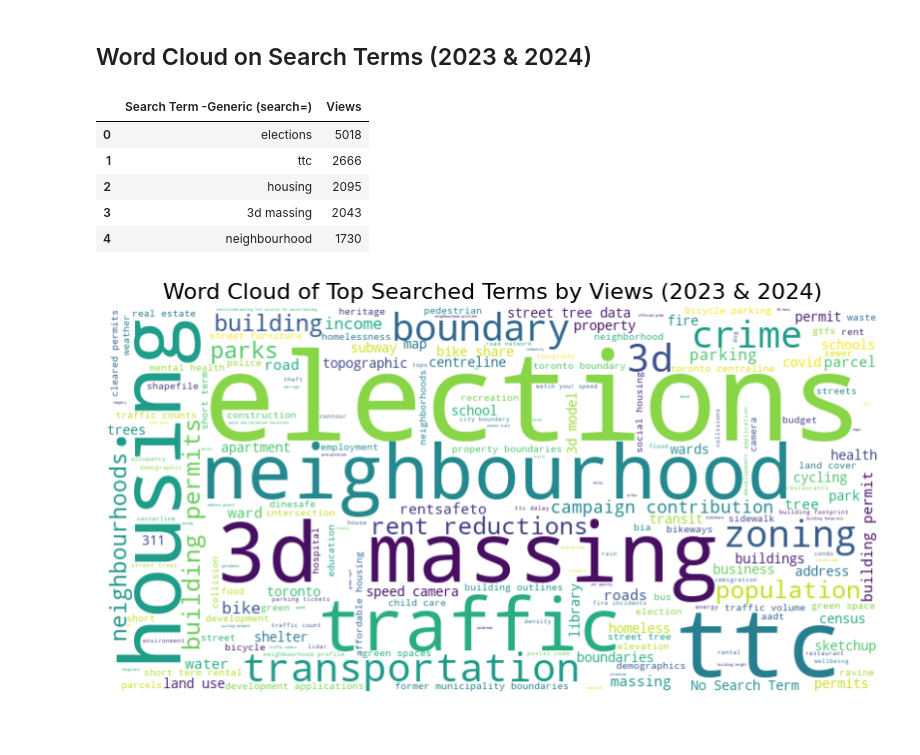
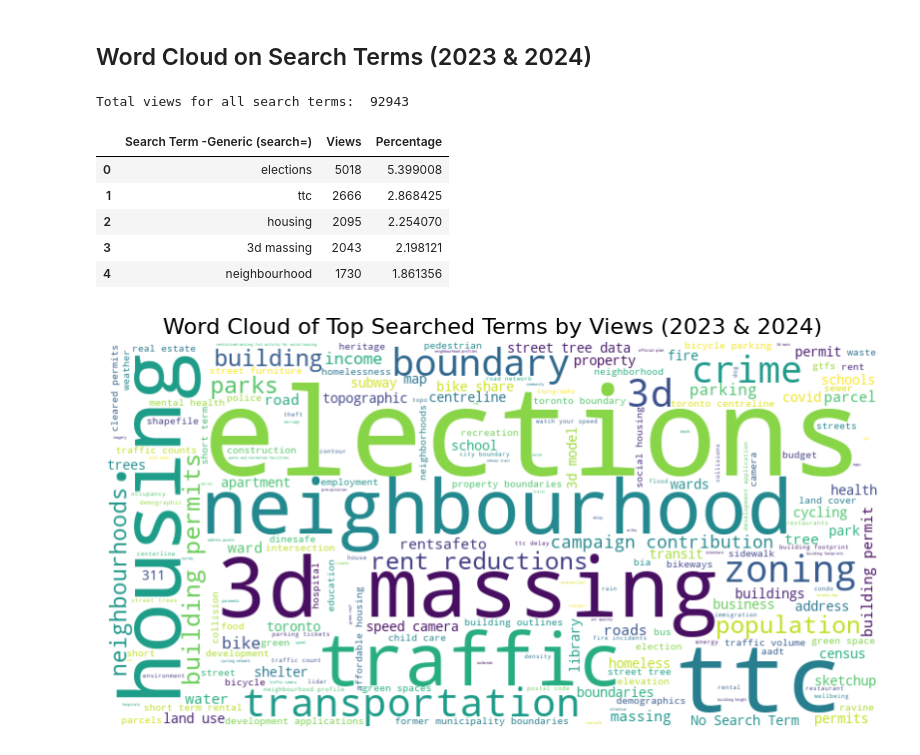
Before and after one commit to rkaushick-neu/toronto-od-web-analytics, a Jupyter notebook: Analysis_Notebook.ipynb, the cells around one changed output. Saved outputs shown, nothing was run; the diff lists cells and outputs as text; code cells hidden in the pictures.

```diff
--- a/Analysis_Notebook.ipynb
+++ b/Analysis_Notebook.ipynb
@@ -677,16 +683,21 @@ plt.show()
 # %%
 from wordcloud import WordCloud
 # %%
+total_views = search_terms_df['data-summary']['Views'].sum()
+print("Total views for all search terms: ", total_views)
 top_searched_terms = search_terms_df['data-summary'].sort_values(by="Views", ascending=False)
 
+top_searched_terms['Percentage'] = (top_searched_terms['Views'] / total_views) * 100
+
 top_searched_terms.head()
 # %% [output]
+Total views for all search terms:  92943
-|  | Search Term -Generic (search=) | Views |
-| 0 | elections | 5018 |
-| 1 | ttc | 2666 |
-| 2 | housing | 2095 |
-| 3 | 3d massing | 2043 |
-| 4 | neighbourhood | 1730 |
+|  | Search Term -Generic (search=) | Views | Percentage |
+| 0 | elections | 5018 | 5.399008 |
+| 1 | ttc | 2666 | 2.868425 |
+| 2 | housing | 2095 | 2.254070 |
+| 3 | 3d massing | 2043 | 2.198121 |
+| 4 | neighbourhood | 1730 | 1.861356 |
 # %%
 # Replace NaN values in the 'Search Term -Generic (search=)' column with "No String"
 top_searched_terms['Search Term -Generic (search=)'] = top_searched_terms['Search Term -Generic (search=)'].fillna("No Search Term")
```
Also changed, not shown: parts of 1 cell of this notebook.
